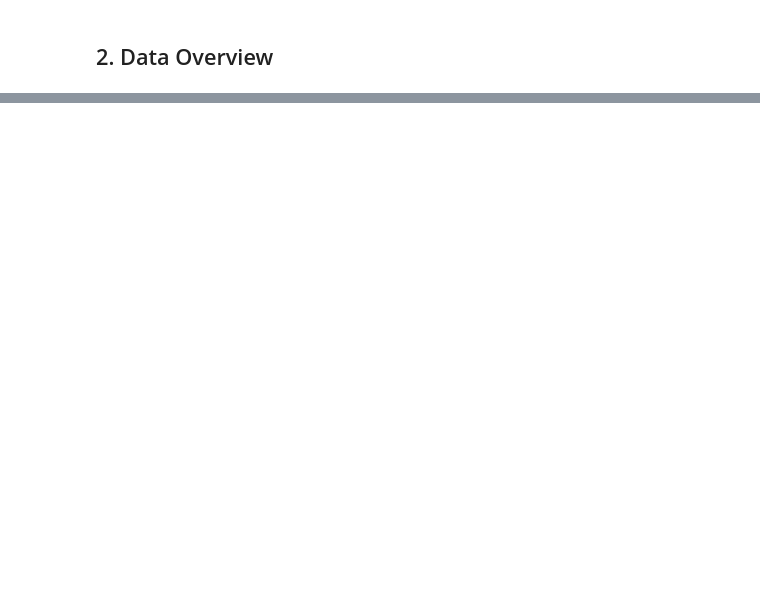
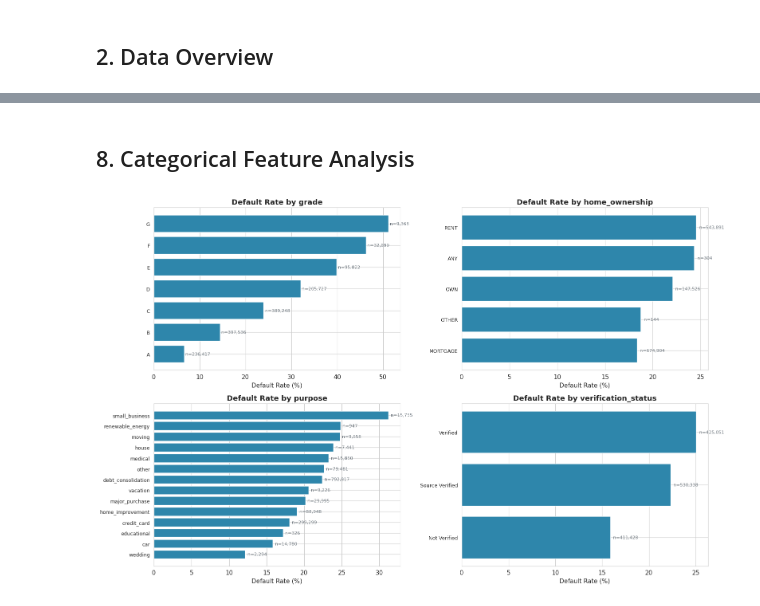
Before and after one commit to niguang220/is5126-credit-risk, a Jupyter notebook: notebooks/01_data_download_and_eda.ipynb, the cells around one changed output, grey strips where cells are left out. Drawn from its saved outputs; the diff is of its cells as text; code cells hidden in the pictures; blank space fills up the shorter version.

```diff
--- a/notebooks/01_data_download_and_eda.ipynb
+++ b/notebooks/01_data_download_and_eda.ipynb
@@ -553,0 +499,34 @@ Document your observations here after running the notebook. These findings will
+# %% [markdown]
+## 8. Categorical Feature Analysis
+# %%
+fig, axes = plt.subplots(2, 2, figsize=(16, 10))
+axes = axes.flatten()
+
+cat_features = ['grade', 'home_ownership', 'purpose', 'verification_status']
+cat_features = [f for f in cat_features if f in df.columns]
+
+for i, col in enumerate(cat_features):
+    ax = axes[i]
+    cat_default = df.groupby(col)['default'].agg(['mean', 'count'])
+    cat_default.columns = ['default_rate', 'count']
+    cat_default = cat_default[cat_default['count'] >= 100]
+    cat_default = cat_default.sort_values('default_rate', ascending=True)
+
+    ax.barh(range(len(cat_default)), cat_default['default_rate'] * 100,
+            color=COLORS['accent'], edgecolor='white')
+    ax.set_yticks(range(len(cat_default)))
+    ax.set_yticklabels(cat_default.index, fontsize=9)
+    ax.set_xlabel('Default Rate (%)')
+    ax.set_title(f'Default Rate by {col}', fontweight='bold')
+
+    for j, (rate, count) in enumerate(zip(cat_default['default_rate'], cat_default['count'])):
+        ax.text(rate * 100 + 0.3, j, f'n={count:,}', va='center', fontsize=8, color=COLORS['neutral'])
+
+for j in range(len(cat_features), len(axes)):
+    axes[j].set_visible(False)
+
+plt.tight_layout()
+plt.savefig('figures/03_categorical_default_rates.png', dpi=150, bbox_inches='tight')
+plt.show()
+# %% [output]
+[figure, added]
```
Also changed, not shown: parts of 76 cells of this notebook, 1 other file.
